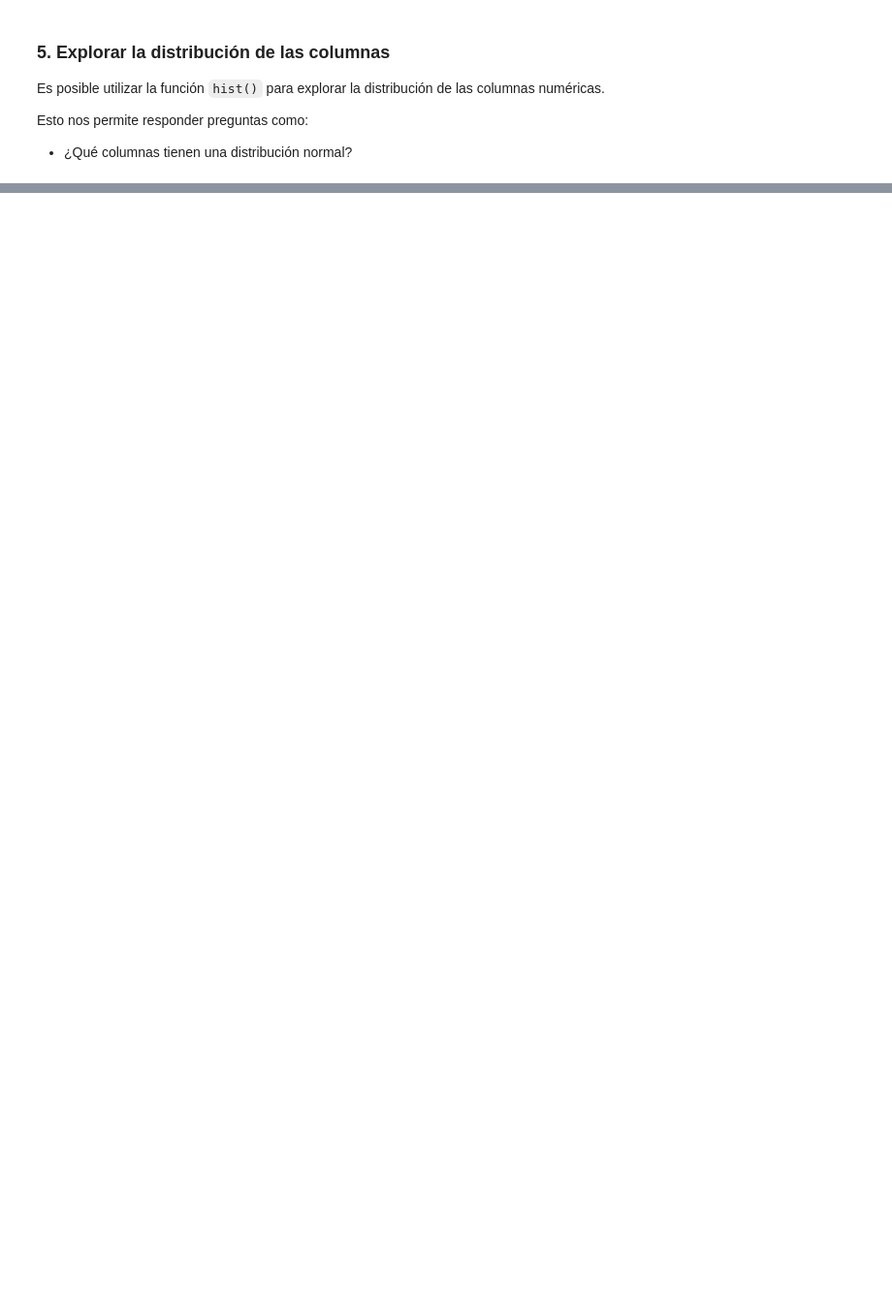
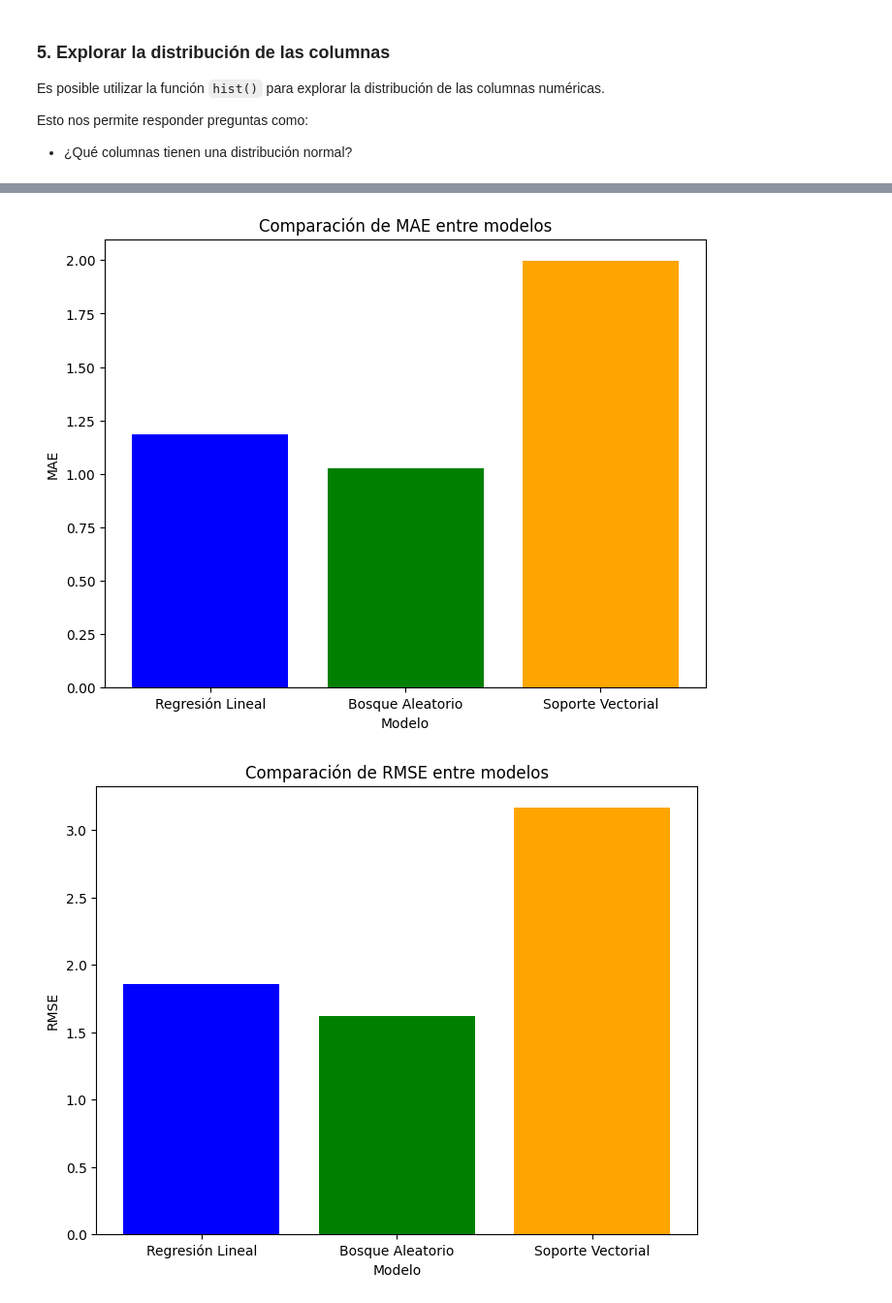
Before and after one commit to palberth/CienciaDatos-MASDI, a Jupyter notebook: Activida_3_5_Ciencia_de_Datos.ipynb, the cells around one changed output, grey strips where cells are left out. Shown at 97% size. Saved outputs shown, nothing was run; the diff lists cells and outputs as text; code cells hidden in the pictures; blank space fills up the shorter version.

```diff
--- a/Activida_3_5_Ciencia_de_Datos.ipynb
+++ b/Activida_3_5_Ciencia_de_Datos.ipynb
@@ -194,0 +295,28 @@ plt.xlabel("Genero")
+# %%
+from sklearn.linear_model import LinearRegression
+from sklearn.ensemble import RandomForestRegressor
+from sklearn.svm import SVR
+from sklearn.metrics import mean_absolute_error, mean_squared_error, r2_score
+import numpy as np
+
+# Modelos
+models = {
+    "Regresión Lineal": LinearRegression(),
+    "Bosque Aleatorio": RandomForestRegressor(random_state=42),
+    "Soporte Vectorial": SVR()
+}
+# %%
+# Entrenamiento y evaluación
+results = {}
+for name, model in models.items():
+    model.fit(X_train, y_train)
+    y_pred = model.predict(X_test)
+    results[name] = {
+        "MAE": mean_absolute_error(y_test, y_pred),
+        "RMSE": np.sqrt(mean_squared_error(y_test, y_pred)),
+        "R2": r2_score(y_test, y_pred)
+    }
+# %%
+# Resultados
+results_df = pd.DataFrame(results).T
+print(results_df)
@@ -194,0 +331,15 @@ plt.xlabel("Genero")
+# %%
+import matplotlib.pyplot as plt
+
+# Comparación de métricas
+metrics = ["MAE", "RMSE", "R2"]
+for metric in metrics:
+    plt.figure(figsize=(8, 6))
+    plt.bar(results_df.index, results_df[metric], color=["blue", "green", "orange"])
+    plt.title(f"Comparación de {metric} entre modelos")
+    plt.ylabel(metric)
+    plt.xlabel("Modelo")
+    plt.show()
+# %% [output]
+[figure, added]
+[figure, added]
```
Also changed, not shown: parts of 22 cells of this notebook.
